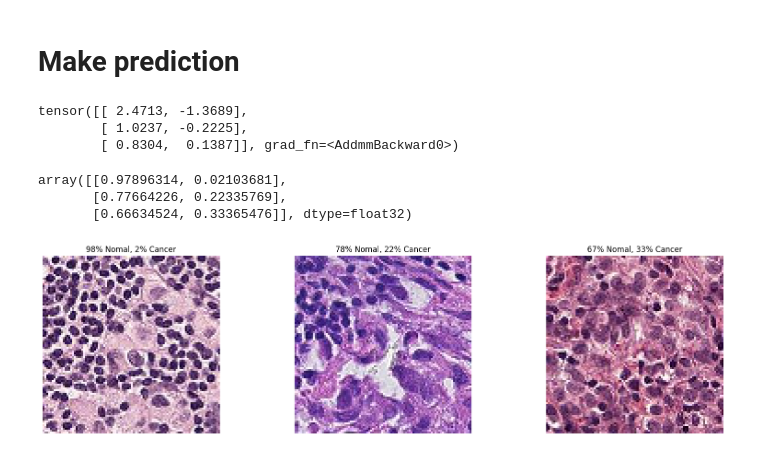
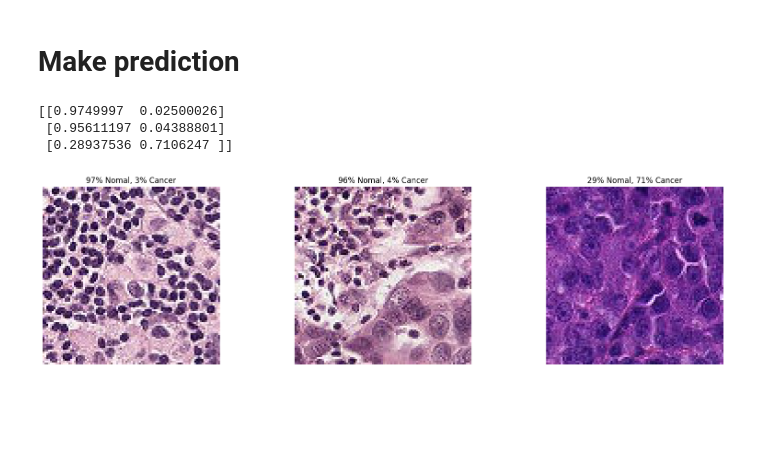
Before and after one commit to tanquangduong/histopathologic-cancer-detection, a Jupyter notebook: inference-torch.ipynb, the cells around one changed output. Cells and saved outputs as stored; diff of their text form; code cells hidden in the pictures; blank space fills up the shorter version.

```diff
--- a/inference-torch.ipynb
+++ b/inference-torch.ipynb
@@ -68,6 +68,31 @@ cpu
 # Make prediction
 # %%
 validation_img_paths = ["./datasets/cancer_test_dataset/00a25e8f04848fe149f609fc10b891fdf67080d7.tif",
-                        "./datasets/cancer_test_dataset/00a49d1618311c9f55fe31106b252e675b6aac5c.tif",
-                        "./datasets/cancer_test_dataset/00b2b01146d6a6fac654ab0aee515d1262275351.tif"]
+                        "./datasets/cancer_test_dataset/03fb85aeee4faf0aa5ec9d6b781b126005f3ced3.tif",
+                        "./datasets/cancer_test_dataset/01ca4aacd7904afeba78403d162b3c0fef535944.tif"]
 img_list = [Image.open(img_path) for img_path in validation_img_paths]
+
+data_T_test = T.Compose([T.Resize(224), T.ToTensor()])
+validation_batch = torch.stack([data_T_test(img).to(device)
+                                for img in img_list])
+
+pred_logits_tensor = model_loaded(validation_batch)
+pred_logits_tensor
+
+pred_probs = F.softmax(pred_logits_tensor, dim=1).cpu().data.numpy()
+print(pred_probs)
+
+fig, axs = plt.subplots(1, len(img_list), figsize=(20, 5))
+for i, img in enumerate(img_list):
+    ax = axs[i]
+    ax.axis('off')
+    ax.set_title("{:.0f}% Nomal, {:.0f}% Cancer".format(100*pred_probs[i,0],
+                                                            100*pred_probs[i,1]))
+    ax.imshow(img)
+
+fig.savefig('./output/prediction.png')
+# %% [output]
+[[0.9749997  0.02500026]
+ [0.95611197 0.04388801]
+ [0.28937536 0.7106247 ]]
+[figure, added]
@@ -78,24 +98,0 @@ validation_batch = torch.stack([data_T_test(img).to(device)
-# %%
-pred_logits_tensor = model_loaded(validation_batch)
-pred_logits_tensor
-# %% [output]
-tensor([[ 2.4713, -1.3689],
-        [ 1.0237, -0.2225],
-        [ 0.8304,  0.1387]], grad_fn=<AddmmBackward0>)
-# %%
-pred_probs = F.softmax(pred_logits_tensor, dim=1).cpu().data.numpy()
-pred_probs
-# %% [output]
-array([[0.97896314, 0.02103681],
-       [0.77664226, 0.22335769],
-       [0.66634524, 0.33365476]], dtype=float32)
-# %%
-fig, axs = plt.subplots(1, len(img_list), figsize=(20, 5))
-for i, img in enumerate(img_list):
-    ax = axs[i]
-    ax.axis('off')
-    ax.set_title("{:.0f}% Nomal, {:.0f}% Cancer".format(100*pred_probs[i,0],
-                                                            100*pred_probs[i,1]))
-    ax.imshow(img)
-# %% [output]
-[figure, removed]
```
Also changed, not shown: parts of 4 cells of this notebook, 6 other files.
